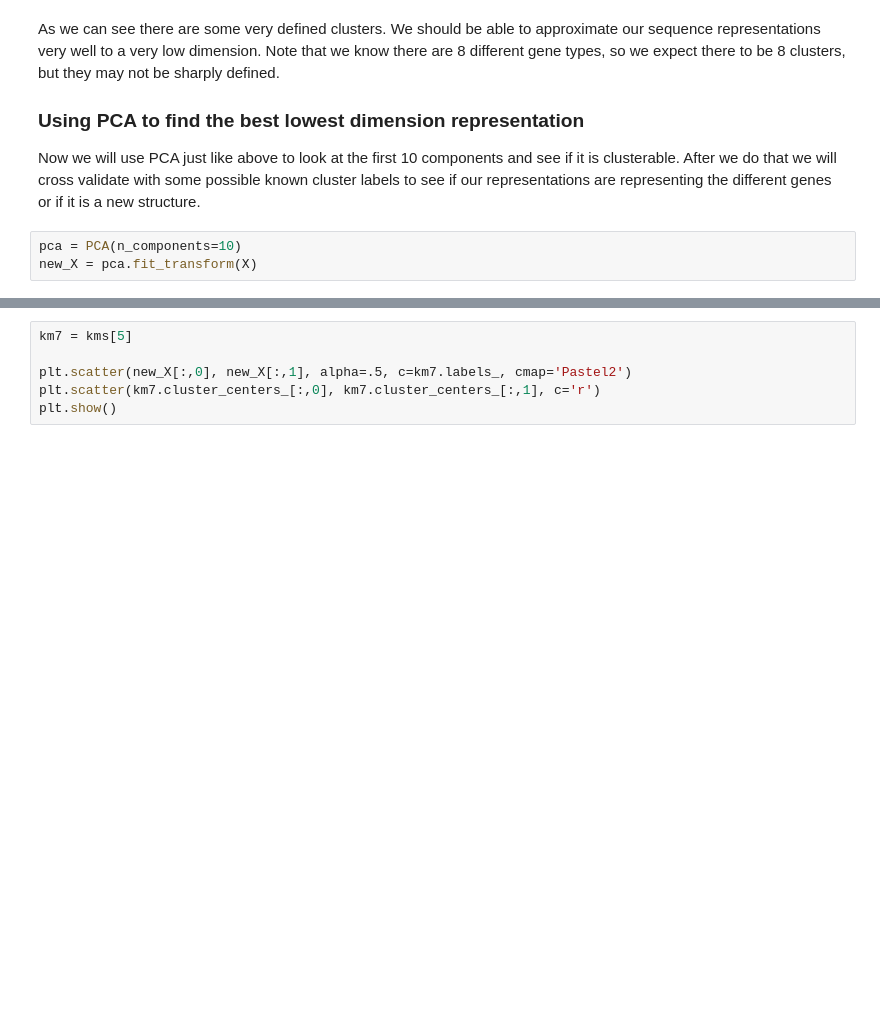
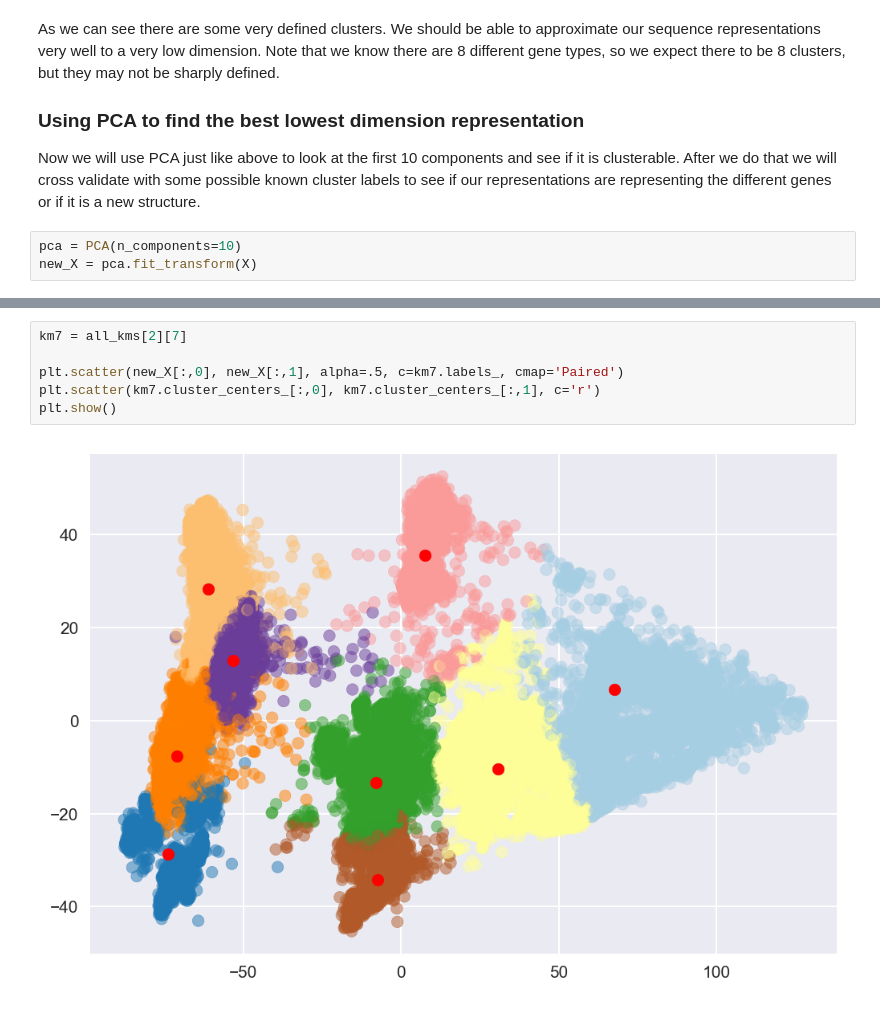
Before and after one commit to lukas-gust/data_mining_influenza, a Jupyter notebook: seq_distance.ipynb, the cells around one changed output, grey strips where cells are left out. Cells and saved outputs as stored; diff of their text form; blank space fills up the shorter version.

```diff
--- a/seq_distance.ipynb
+++ b/seq_distance.ipynb
@@ -225,8 +199,10 @@ ValueError: x and y must have same first dimension, but have shapes (23,) and (0
 # %%
-km7 = kms[5]
+km7 = all_kms[2][7]
 
-plt.scatter(new_X[:,0], new_X[:,1], alpha=.5, c=km7.labels_, cmap='Pastel2')
+plt.scatter(new_X[:,0], new_X[:,1], alpha=.5, c=km7.labels_, cmap='Paired')
 plt.scatter(km7.cluster_centers_[:,0], km7.cluster_centers_[:,1], c='r')
 plt.show()
+# %% [output]
+[figure, added]
 # %%
 km7.labels_
```
Also changed, not shown: parts of 11 cells of this notebook.
